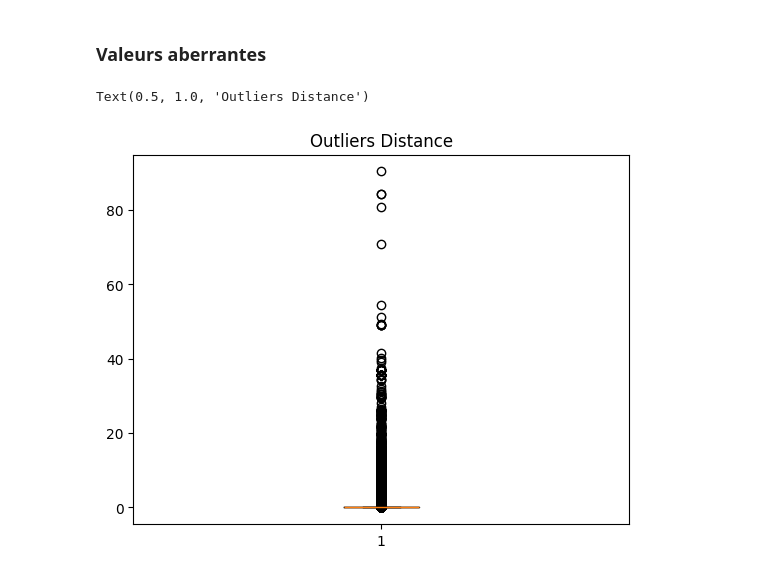
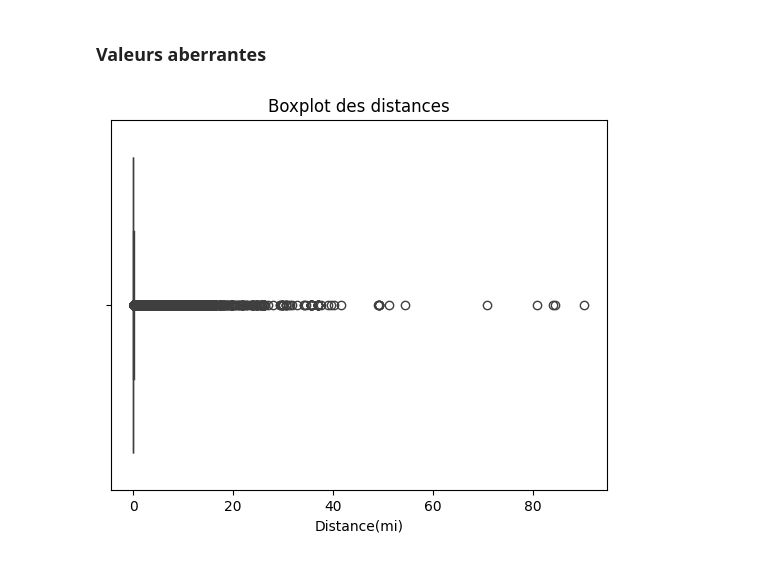
Before and after one commit to fatimazahraBe/Analyse-Statistique-Avanc-e-des-Accidents-de-la-Route-aux-tats-Unis, a Jupyter notebook: 01_EDA.ipynb, the cells around one changed output. Drawn from its saved outputs; the diff is of its cells as text; code cells hidden in the pictures.

```diff
--- a/01_EDA.ipynb
+++ b/01_EDA.ipynb
@@ -117,11 +119,9 @@ int64       1
 Name: count, dtype: int64
 # %% [markdown]
 ### Valeurs aberrantes
-# %%
-import matplotlib.pyplot as plt
-
-plt.boxplot(df["Distance(mi)"].dropna())
-plt.title("Outliers Distance")
-# %% [output]
-Text(0.5, 1.0, 'Outliers Distance')
-[figure, removed]
+# %%
+sns.boxplot(x=df['Distance(mi)'])
+plt.title("Boxplot des distances")
+plt.show()
+# %% [output]
+[figure, added]
```
Also changed, not shown: parts of 3 cells of this notebook.
